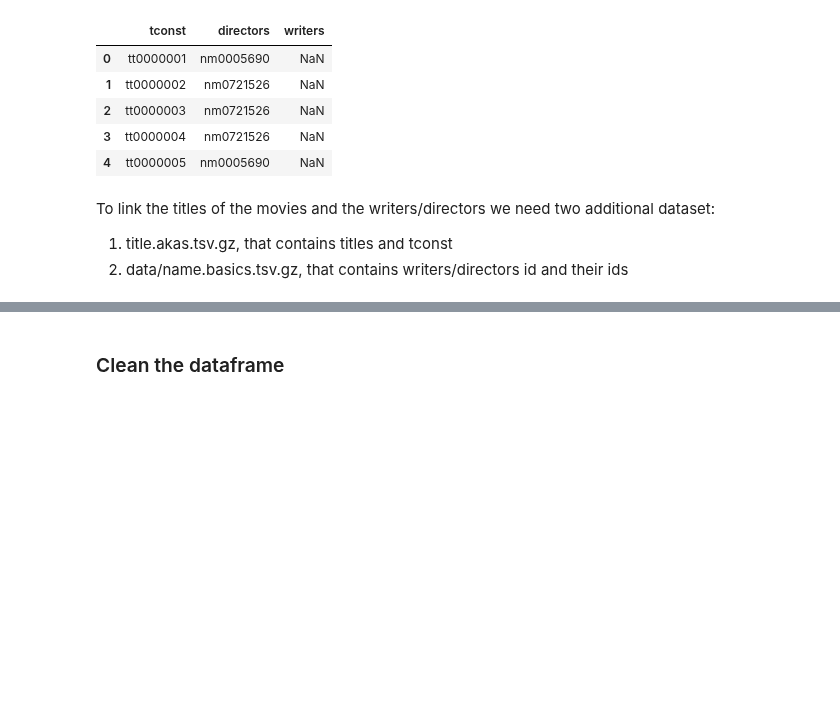
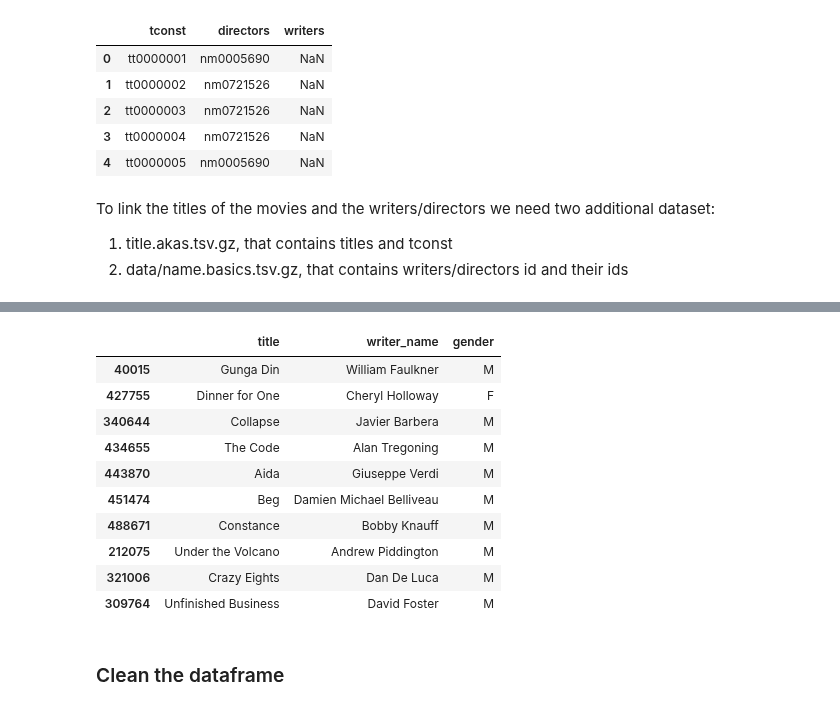
Before and after one commit to epfl-ada/ada-2022-project-yiyisoda, a Jupyter notebook: milestone_2.ipynb, the cells around one changed output, grey strips where cells are left out. Saved outputs shown, nothing was run; the diff lists cells and outputs as text; code cells hidden in the pictures; blank space fills up the shorter version.

```diff
--- a/milestone_2.ipynb
+++ b/milestone_2.ipynb
@@ -316,0 +346,14 @@ get_gender("Washington Irving")
+# %%
+writers.sample(10)
+# %% [output]
+|  | title | writer_name | gender |
+| 40015 | Gunga Din | William Faulkner | M |
+| 427755 | Dinner for One | Cheryl Holloway | F |
+| 340644 | Collapse | Javier Barbera | M |
+| 434655 | The Code | Alan Tregoning | M |
+| 443870 | Aida | Giuseppe Verdi | M |
+| 451474 | Beg | Damien Michael Belliveau | M |
+| 488671 | Constance | Bobby Knauff | M |
+| 212075 | Under the Volcano | Andrew Piddington | M |
+| 321006 | Crazy Eights | Dan De Luca | M |
+| 309764 | Unfinished Business | David Foster | M |
```
Also changed, not shown: parts of 27 cells of this notebook, 4 other files.
